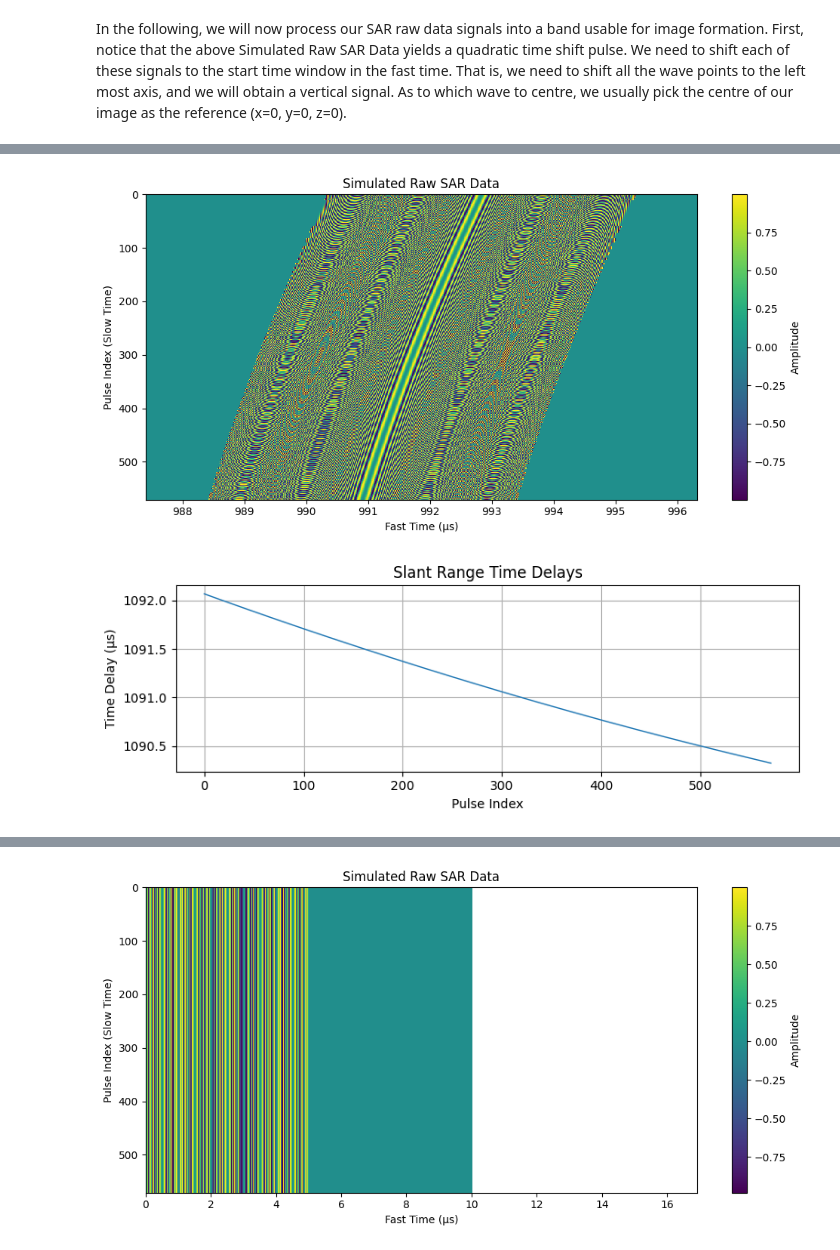
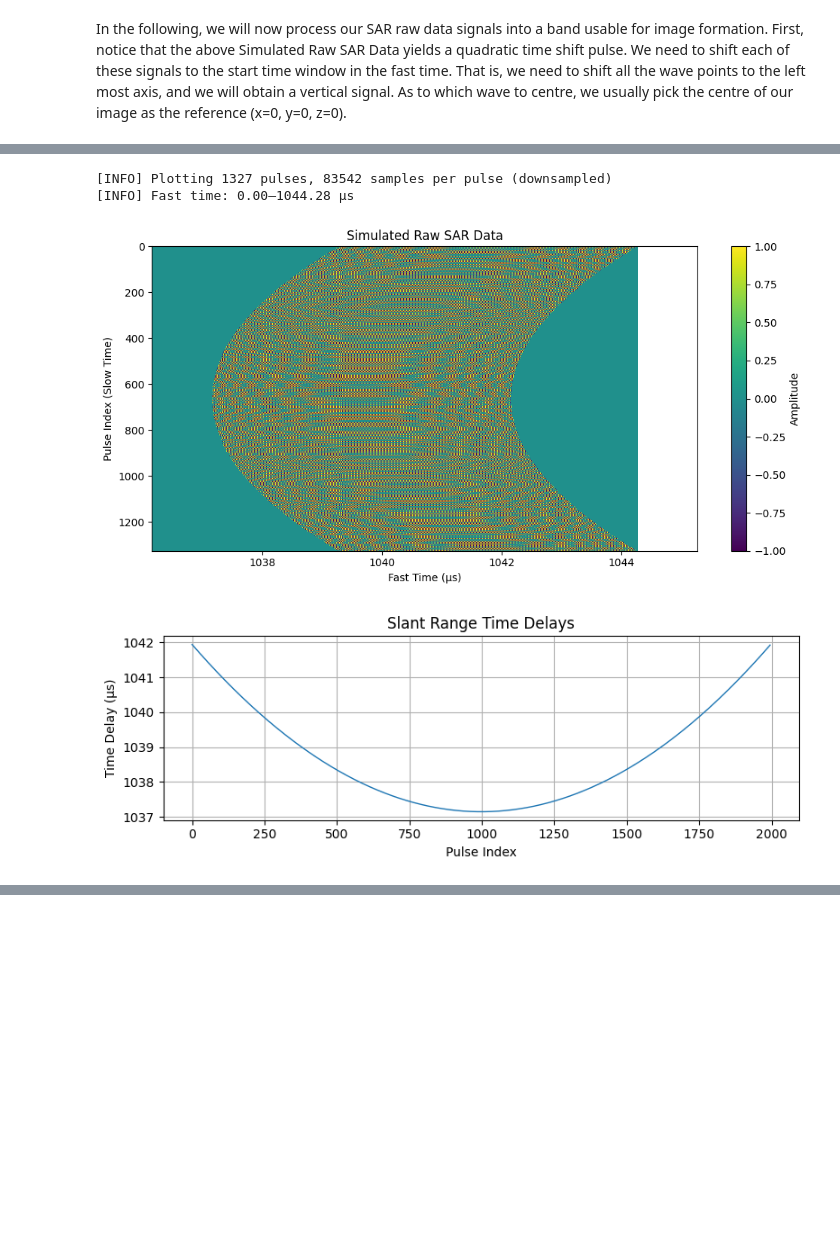
Before and after one commit to kwokkeith/signal_processing_notes, a Jupyter notebook: 06_raw_data_processing.ipynb, the cells around one changed output, grey strips where cells are left out. Cells and saved outputs as stored; diff of their text form; code cells hidden in the pictures; blank space fills up the shorter version.

```diff
--- a/06_raw_data_processing.ipynb
+++ b/06_raw_data_processing.ipynb
@@ -338,26 +263,25 @@ Time taken to plot raw SAR data: 4588.56 milliseconds
 In the following, we will now process our SAR raw data signals into a band usable for image formation. First, notice that the above Simulated Raw SAR Data yields a quadratic time shift pulse. We need to shift each of these signals to the start time window in the fast time. That is, we need to shift all the wave points to the left most axis, and we will obtain a vertical signal. As to which wave to centre, we usually pick the centre of our image as the reference (x=0, y=0, z=0).
 # %%
 # Requested resolution
-azimuth_resolution = 0.5
-sampling_frequency = 1_000_000_000  # Hz
-PRF = 1000  # Pulse Repetition Frequency in Hz
-wavelength = radar_bands["X-band"]["wavelength_cm"] * 0.01  # Convert cm to m
+azimuth_resolution = 3.0
+sampling_frequency = 800_000_000  # Hz
+PRF = 500  # Pulse Repetition Frequency in Hz
+wavelength = 3e8 / 360e6  # X-band SAR wavelength for 360 MHz
 
 integration_angle = calculate_integration_angle(K_a=1.2, wavelength=wavelength, azimuth_resolution=azimuth_resolution)
 
 grazing_angle_deg=40.0
 sensor_speed=7500.0
-azimuth_length=50_000.0
-range_width=50_000.0
+azimuth_length=5_000.0
+range_width=5_000.0
 sensor_height=100_000.0
 PRF=PRF
 max_capturable_height=0
-pulse_width=0.000005  # 5 microseconds
-bandwidth=500_000_000
-target_x = 10_000.0
-target_y = 10_000.0
+pulse_width=5e-6  # 5 microseconds
+bandwidth=5_000_000
+target_x = 0_000.0
+target_y = 0_000.0
 target_z = 0.0
-
 
 time_result_ref = simulate_time_result(
     target_x=0,
@@ -418,42 +342,4 @@ if len(nonzero_indices) > 0:
         )
 else:
     print("No significant signal detected.")
-
-# Get start and end window intervals for alignment
-window_us = (end_us + 5) - (start_us - 5)
-
-centre_offset_sec = (window_us / 2) * 1e-6  # Convert to seconds
-time_aligned = time_result_target - time_result_ref + centre_offset_sec
-time_aligned = np.clip(time_aligned, 0, None)
-
-raw_data_delayed = simulate_sar_raw_data_threaded(
-    num_of_samples=len(time_result_target),
-    time_result=time_aligned,  # Align to the centre of the window
-    PRI=1/PRF,
-    pulse_width=pulse_width,
-    bandwidth=bandwidth,
-    frequency=3e8/wavelength,
-    sampling_frequency=sampling_frequency
-)
-
-# Visualise
-# Find non-zero energy indices for xlim suggestion (PLOT aligned data)
-energy = np.abs(raw_data_delayed).max(axis=0)
-nonzero_indices = np.where(energy > 0.0)[0]
-
-if len(nonzero_indices) > 0:
-    start_us = nonzero_indices[0] / sampling_frequency * 1e6
-    end_us = nonzero_indices[-1] / sampling_frequency * 1e6
-    print(f"Suggested xlim: ({start_us:.1f} μs, {end_us:.1f} μs)")
-    # Plot aligned data
-    plot_raw_sar_data(
-        raw_data_delayed,
-        sampling_frequency,
-        time_result,
-        xlim_microseconds=(0, centre_offset_sec * 2 * 1e6),
-        downsample_fast=10,
-        downsample_slow=1
-        )
-else:
-    print("No significant signal detected.")
 # %% [output]
@@ -477,2 +355,4 @@ Suggested xlim: (988.4 μs, 995.3 μs)
+[INFO] Plotting 1327 pulses, 83542 samples per pulse (downsampled)
+[INFO] Fast time: 0.00–1044.28 μs
-[figure, old version]
+[figure, new version]
-[figure, old version]
+[figure, new version]
@@ -496 +358,0 @@ Suggested xlim: (0.0 μs, 5.0 μs)
-[figure, removed]
```
Also changed, not shown: parts of 23 cells of this notebook.
